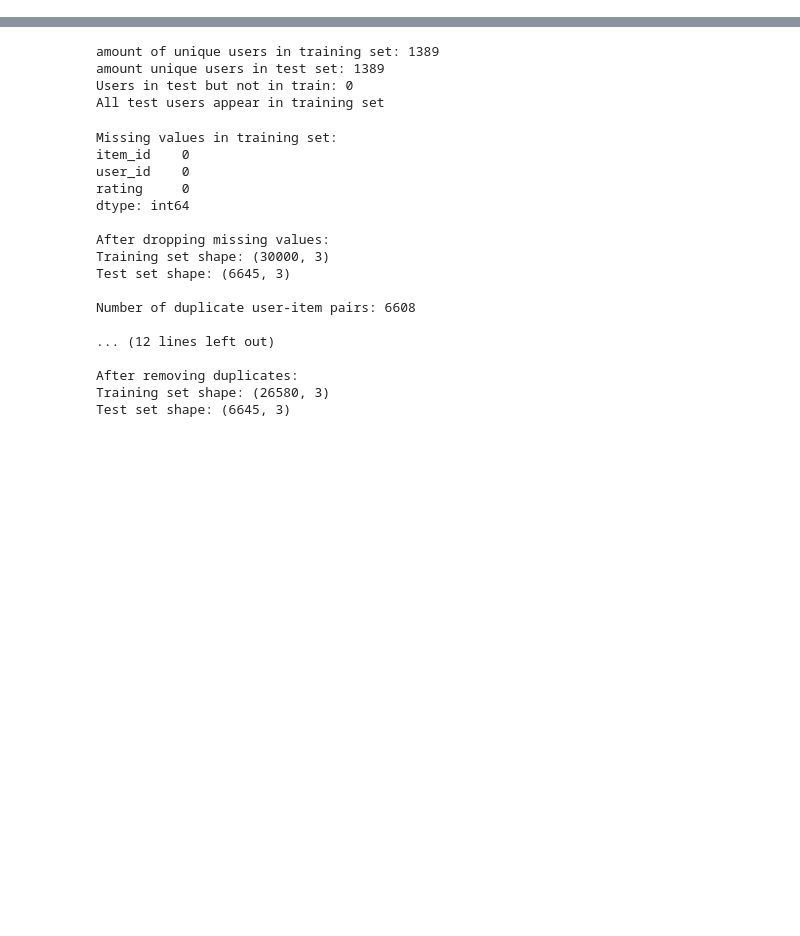
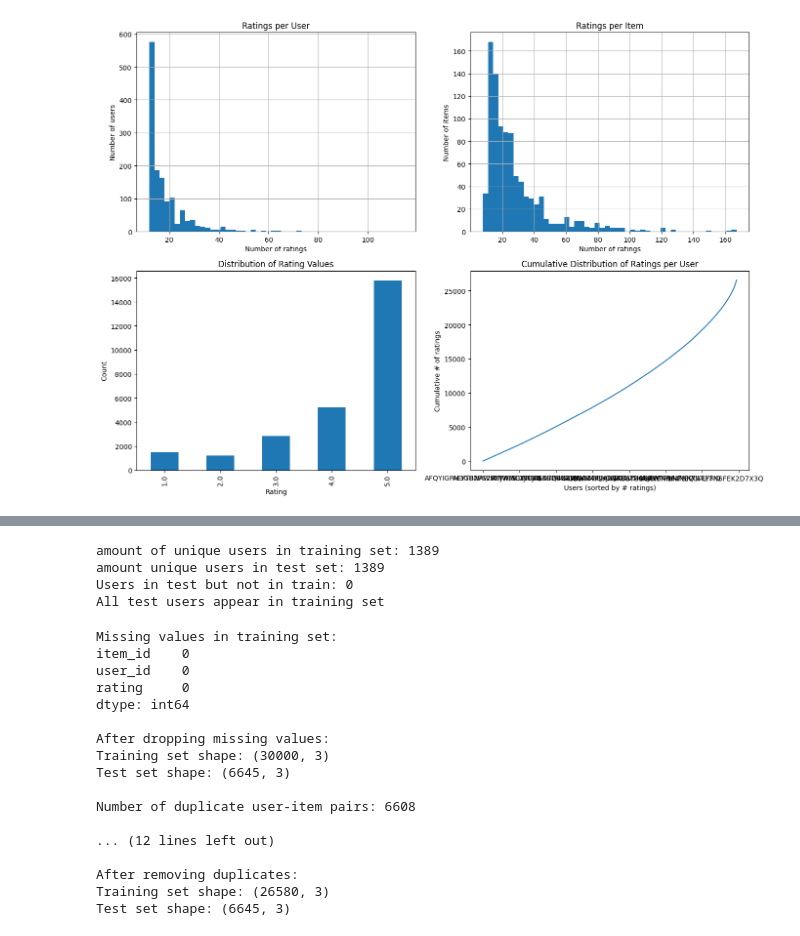
Before and after one commit to parthgmjain/web_recommenders, a Jupyter notebook: week6_exploration.ipynb, the cells around one changed output, grey strips where cells are left out. Cells and saved outputs as stored; diff of their text form; code cells hidden in the pictures; blank space fills up the shorter version.

Commit message:
compute user and item statistics

```diff
--- a/week6_exploration.ipynb
+++ b/week6_exploration.ipynb
@@ -0,0 +1,80 @@
+# %%
+#Compute user and item statistics
+
+import matplotlib.pyplot as plt
+
+# Defining my actual column names
+user_col = 'user_id'
+item_col = 'item_id'
+rating_col = 'rating'
+
+# Ratings per user
+user_rating_counts = train_df.groupby(user_col).size()
+print("\n" + "-"*30)
+print("USER STATISTICS (ratings per user)")
+print("-"*30)
+print(user_rating_counts.describe())
+
+# Ratings per item
+item_rating_counts = train_df.groupby(item_col).size()
+print("\n" + "-"*30)
+print("ITEM STATISTICS (ratings per item)")
+print("-"*30)
+print(item_rating_counts.describe())
+
+# Rating value distribution
+print("\n" + "-"*30)
+print("RATING VALUE DISTRIBUTION")
+print("-"*30)
+rating_distribution = train_df[rating_col].value_counts().sort_index()
+print(rating_distribution)
+print(f"\nPercentage of ratings >= 3: {(train_df[rating_col] >= 3).mean() * 100:.2f}%")
+
+# Visualize distributions
+import matplotlib.pyplot as plt
+
+fig, axes = plt.subplots(2, 2, figsize=(14, 10))
+
+# Ratings per user histogram
+user_rating_counts.hist(bins=50, ax=axes[0, 0])
+axes[0, 0].set_title('Ratings per User')
+axes[0, 0].set_xlabel('Number of ratings')
+axes[0, 0].set_ylabel('Number of users')
+
+# Ratings per item histogram
+item_rating_counts.hist(bins=50, ax=axes[0, 1])
+axes[0, 1].set_title('Ratings per Item')
+axes[0, 1].set_xlabel('Number of ratings')
+axes[0, 1].set_ylabel('Number of items')
+
+# Rating value distribution
+rating_distribution.plot(kind='bar', ax=axes[1, 0])
+axes[1, 0].set_title('Distribution of Rating Values')
+axes[1, 0].set_xlabel('Rating')
+axes[1, 0].set_ylabel('Count')
+
+# Cumulative distribution of ratings per user
+user_rating_counts.sort_values().cumsum().plot(ax=axes[1, 1])
+axes[1, 1].set_title('Cumulative Distribution of Ratings per User')
+axes[1, 1].set_xlabel('Users (sorted by # ratings)')
+axes[1, 1].set_ylabel('Cumulative # of ratings')
+
+plt.tight_layout()
+plt.show()
+
+# Calculate sparsity
+n_users = len(train_df[user_col].unique())
+n_items = len(train_df[item_col].unique())
+n_ratings = len(train_df)
+possible_ratings = n_users * n_items
+sparsity = 1 - (n_ratings / possible_ratings)
+
+print("\n" + "-"*30)
+print("DATASET SPARSITY")
+print("-"*30)
+print(f"Number of users: {n_users}")
+print(f"Number of items: {n_items}")
+print(f"Number of ratings: {n_ratings}")
+print(f"Possible ratings (if dense): {possible_ratings}")
+print(f"Sparsity: {sparsity:.4f} ({sparsity*100:.2f}% missing ratings)")
+# %% [output]
@@ -0,0 +98 @@
+[figure, added]
```
Also changed, not shown: parts of 1 cell of this notebook.
